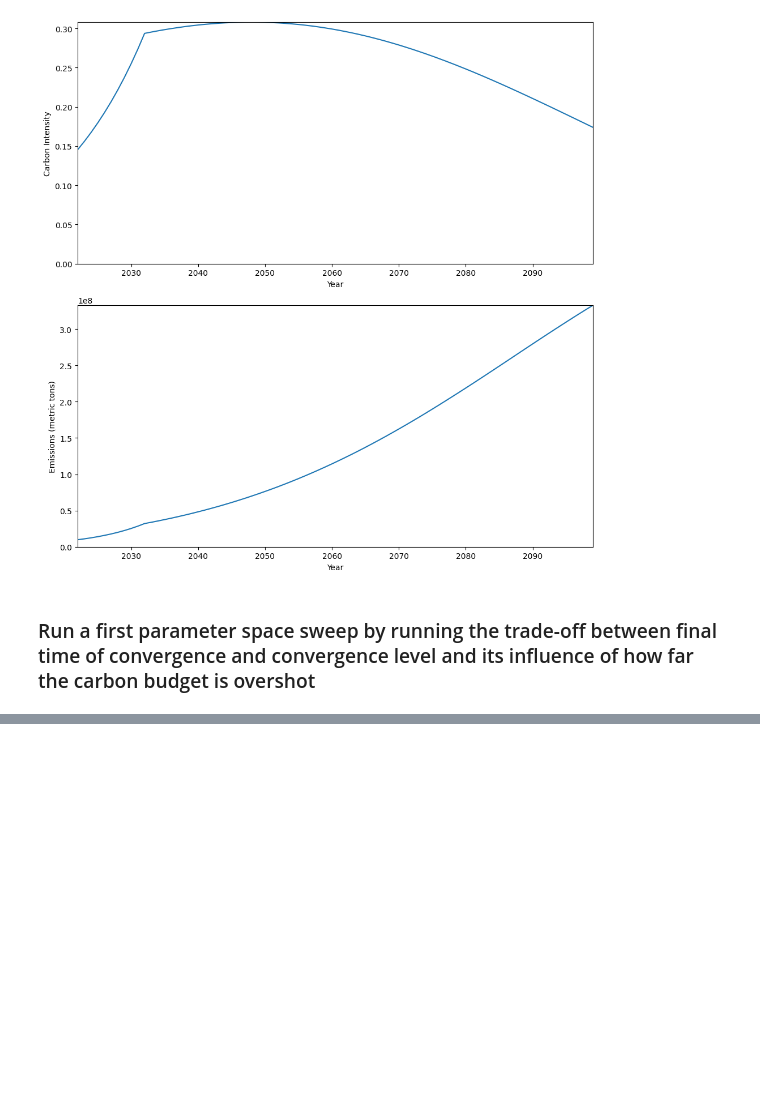
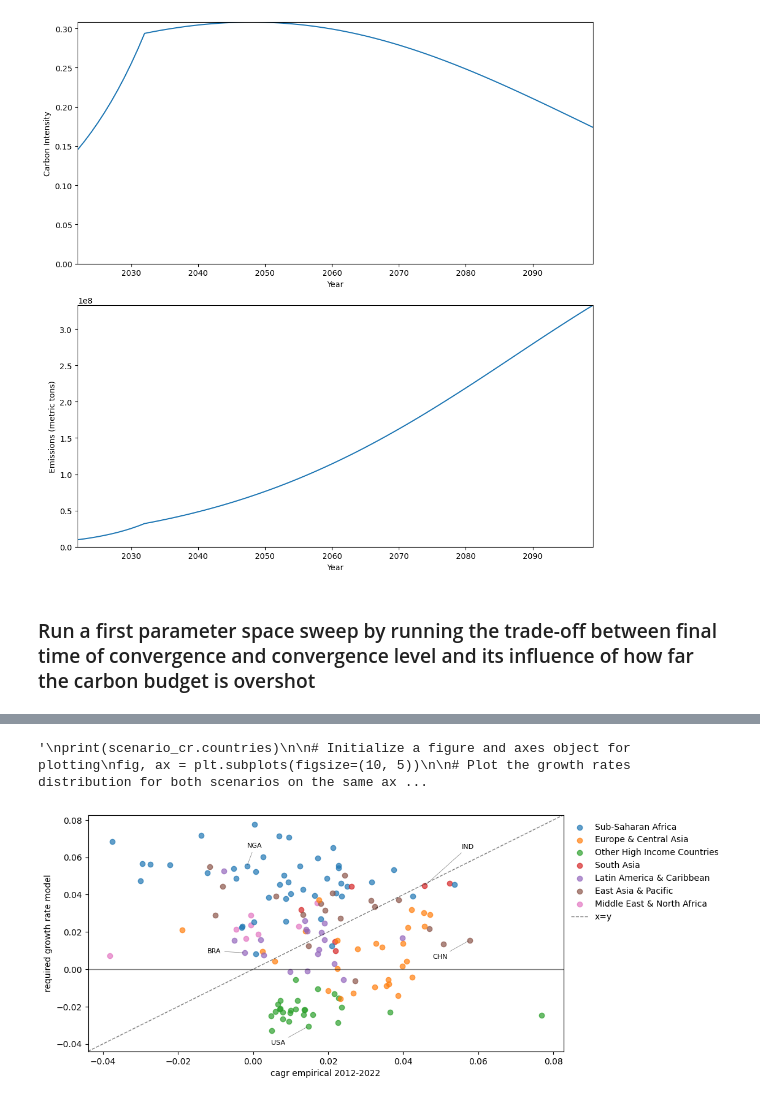
Before and after one commit to yannickoswald/convergence, a Jupyter notebook: run_scenario.ipynb, the cells around one changed output, grey strips where cells are left out. Drawn from its saved outputs; the diff is of its cells as text; code cells hidden in the pictures; blank space fills up the shorter version.

Commit message:
changes again in assumptions testing

```diff
--- a/run_scenario.ipynb
+++ b/run_scenario.ipynb
@@ -50,0 +62,74 @@ sweeper1.plot_total_emissions_trade_off(output1, ["end_year", "income_goal"] )
+# %%
+# set up a costa rica scenario
+scenario_params_cr = {"end_year": 2060,
+                   "income_goal": 10000, # in terms of 2017 USD PPP disposable household income per capita (the delineation between income and cons. exp is not necessarily clear)
+                   "carbon_budget": 1100, # in terms of GtCO2 that is gigatons of CO2
+                   "gdp_assumption": "constant_ratio", #this is a string and either (1) constant_ratio or (2) model_ratio for details see the scenario_class.py file
+            }
+
+
+# set up a denmark scenario
+scenario_params_dk = {"end_year": 2100,
+                   "income_goal": 20000, # in terms of 2017 USD PPP disposable household income per capita (the delineation between income and cons. exp is not necessarily clear)
+                   "carbon_budget": 1100, # in terms of GtCO2 that is gigatons of CO2
+                   "gdp_assumption": "constant_ratio", #this is a string and either (1) constant_ratio or (2) model_ratio for details see the scenario_class.py file
+            }
+
+
+# run the costa rica scenario
+scenario_cr = Scenario(scenario_params_cr)
+scenario_cr.run()
+
+
+# run the denmark scenario
+scenario_dk = Scenario(scenario_params_dk)
+scenario_dk.run()
+
+fig, ax = plt.subplots(figsize=(10, 5))
+Plots(scenario_cr).plot_growth_rates_vs_reality(ax=ax) # Plot for Costa Rica scenario
+
+
+
+
+
+
+
+"""
+print(scenario_cr.countries)
+
+# Initialize a figure and axes object for plotting
+fig, ax = plt.subplots(figsize=(10, 5))
+
+# Plot the growth rates distribution for both scenarios on the same axes
+Plots(scenario_cr).plot_growth_rates_distribution(ax=ax)  # Plot for Costa Rica scenario
+Plots(scenario_dk).plot_growth_rates_distribution(ax=ax)  # Plot for Denmark scenario
+
+# Set the title and labels for the axes
+ax.set_xlabel("National Economic Growth Rate")
+ax.set_ylabel("Density")
+ax.legend(["Costa Rica Scenario", "Denmark Scenario"], loc ="center right")
+
+ # List of countries which should be indicated specifically
+interesting_countries = ["United States", "Nigeria"]
+
+# Offset for text annotation to avoid overlapping with the line
+text_offset = 0.01
+
+for country in interesting_countries:
+    cagr_cr = Plots(scenario_cr).scenario.countries[country].cagr_average
+    cagr_dk = Plots(scenario_dk).scenario.countries[country].cagr_average
+
+    # Plot the lines without labels
+    ax.axvline(x=cagr_cr, color="tab:blue", linestyle="--")
+    ax.axvline(x=cagr_dk, color="tab:orange", linestyle="--")
+
+    # Annotate the Costa Rica scenario line
+    ax.text(cagr_cr, ax.get_ylim()[1] * 0.95, f"{country} (CR)",
+            verticalalignment='top', color="tab:blue")
+
+    # Annotate the Denmark scenario line
+    ax.text(cagr_dk, ax.get_ylim()[1] * 0.9, f"{country} (DK)",
+            verticalalignment='top', color="tab:orange")
+#
+"""
+# %% [output]
@@ -50,0 +150,2 @@ sweeper1.plot_total_emissions_trade_off(output1, ["end_year", "income_goal"] )
+'\nprint(scenario_cr.countries)\n\n# Initialize a figure and axes object for plotting\nfig, ax = plt.subplots(figsize=(10, 5))\n\n# Plot the growth rates distribution for both scenarios on the same ax ...
+[figure, added]
```
Also changed, not shown: parts of 6 cells of this notebook, 9 other files.
